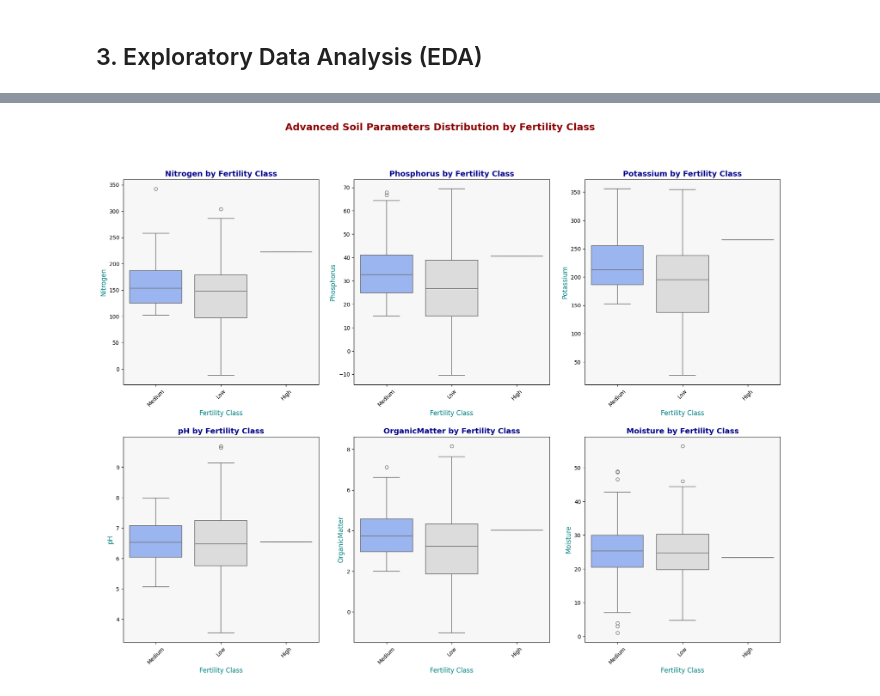
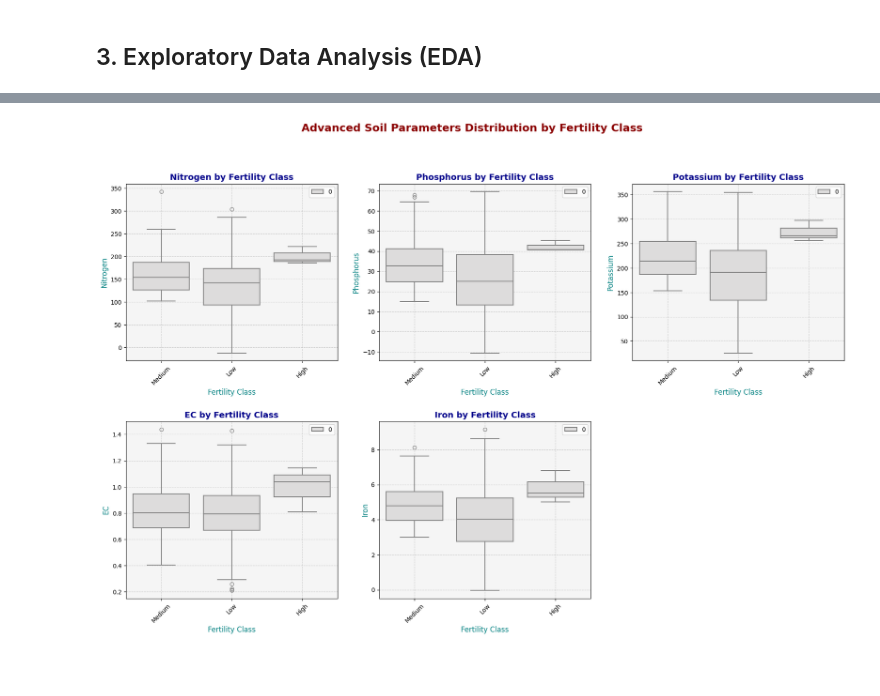
Before and after one commit to SoumyadipYT-OSS/SDP_Agri_Swastha, a Jupyter notebook: Soil_Fertility_KNN.ipynb, the cells around one changed output, grey strips where cells are left out. Saved outputs shown, nothing was run; the diff lists cells and outputs as text; code cells hidden in the pictures; blank space fills up the shorter version.

Commit message:
Implement code changes to enhance functionality and improve performance

```diff
--- a/Soil_Fertility_KNN.ipynb
+++ b/Soil_Fertility_KNN.ipynb
@@ -148,42 +149,46 @@ Passing `palette` without assigning `hue` is deprecated and will be removed in v
 # %%
-# Advanced Visualization: Soil Parameters vs Fertility Class
-plt.figure(figsize=(18, 14))  # Increased size for better visibility
+# Updated visualization for Soil Parameters vs Fertility Class
+plt.figure(figsize=(18, 12))  # Adjusted size for better presentation
 
-features = ['Nitrogen', 'Phosphorus', 'Potassium', 'pH', 'OrganicMatter', 'Moisture']
+# List of features from the dataset
+features = ['Nitrogen', 'Phosphorus', 'Potassium', 'EC', 'Iron']
+
 
 for i, feature in enumerate(features, 1):
-    ax = plt.subplot(2, 3, i)  # Use `ax` for customizations
+    ax = plt.subplot(2, 3, i)  # Create subplots in a 2x3 grid
     sns.boxplot(
         x='FertilityClass',
         y=feature,
         data=soil_data,
-        hue='FertilityClass',
-        palette='coolwarm',   # Switched to a more modern palette
-        linewidth=1.2,        # Added a sharper visual edge
-        dodge=False           # Avoid unnecessary shifts
+        palette='coolwarm',   # Modern color palette for aesthetics
+        hue=0,                # No hue for this plot
+        linewidth=1.5,        # Sharp borders for better visibility
+        dodge=False           # Ensure consistent box positions
     )
 
-    # Customize title and axis labels
+    # Add dynamic axis labels and titles
     ax.set_title(f"{feature} by Fertility Class", fontsize=14, fontweight='bold', color='darkblue')
     ax.set_xlabel("Fertility Class", fontsize=12, color='teal')
     ax.set_ylabel(feature, fontsize=12, color='teal')
 
-    # Enhance plot background for clarity
-    ax.set_facecolor('#f7f7f7')  # Light gray background to focus on the data
+    # Enhance subplot appearance
+    ax.set_facecolor('#f5f5f5')  # Soft background for clarity
+    ax.grid(True, linestyle='--', alpha=0.6)  # Add gridlines for better data interpretation
 
-    # Rotate x-tick labels for readability if needed
+    # Rotate x-tick labels if needed
     ax.tick_params(axis='x', rotation=45, labelsize=10)
 
-# Add a main title
+# Add a main title for the entire visualization
 plt.suptitle(
     "Advanced Soil Parameters Distribution by Fertility Class",
-    fontsize=18, fontweight='bold', color='darkred', y=1.03
+    fontsize=18, fontweight='bold', color='darkred', y=1.02
 )
 
-plt.tight_layout(pad=2.0)  # Adjust padding for a clean look
+# Adjust layout to ensure neat presentation
+plt.tight_layout(pad=2.5)
 plt.show()
 # %% [output]
-[figure, old version]
+[figure, new version]
 # %%
 # Advanced Correlation Heatmap
 plt.figure(figsize=(14, 12))  # Larger figure for better readability
```
Also changed, not shown: parts of 16 cells of this notebook.
